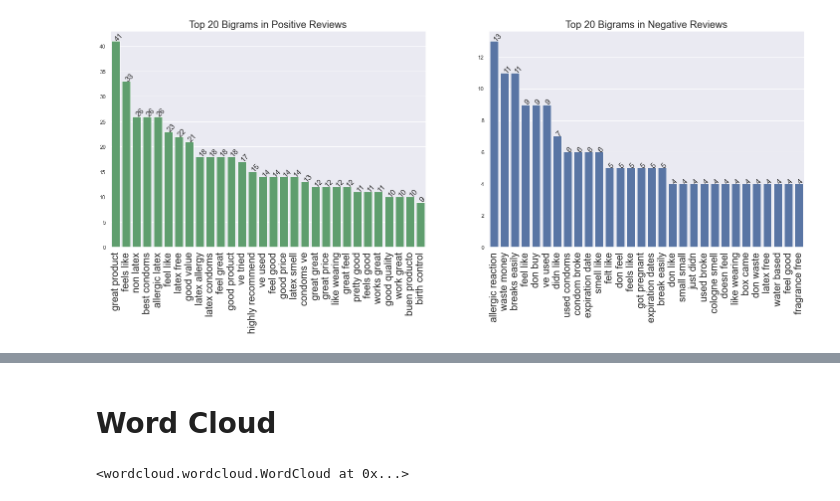
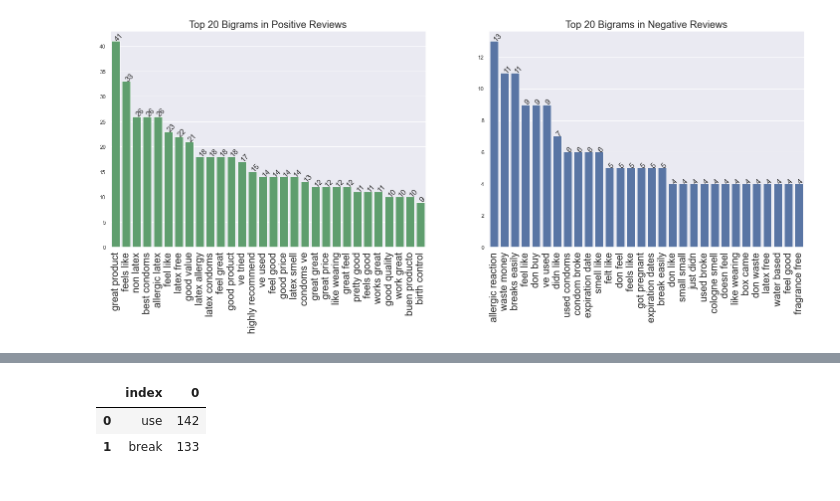
Before and after one commit to krc31182/Amazon-Reviews, a Jupyter notebook: Amazon_Reviews.ipynb, the cells around one changed output, grey strips where cells are left out. Cells and saved outputs as stored; diff of their text form; code cells hidden in the pictures.

```diff
--- a/Amazon_Reviews.ipynb
+++ b/Amazon_Reviews.ipynb
@@ -380,41 +364,6 @@ plt.show()
-# %% [markdown]
-# Word Cloud
-# %%
-good = 'goodreviews'
-
-corpus = []
-for item in good:
-    corpus.extend([word.lower() for word in nltk.word_tokenize(item)])
-
-corpus = [w for w in corpus if w not in stopwords.words('english')]
-
-corpus = [w for w in corpus if w.isalnum()]
-
-
-def get_wordnet_pos(word):
-    """Map POS tag to first character lemmatize() accepts"""
-    tag = nltk.pos_tag([word])[0][1][0].upper()
-    tag_dict = {"J": wordnet.ADJ,
-                "N": wordnet.NOUN,
-                "V": wordnet.VERB,
-                "R": wordnet.ADV}
-
-    return tag_dict.get(tag, wordnet.NOUN)
-
-
-corpus = [WordNetLemmatizer().lemmatize(w, get_wordnet_pos(w)) for w in corpus]
-
-
-unique_string = " ".join(corpus)
-
-wordcloud = WordCloud(width = 1000, height = 500).generate(unique_string)
-wordcloud.to_file("word_cloud.png")
-
-unique_string_v2 = " ".join(corpus)
-cloud_mask = np.array(Image.open("cloud.png"))
-wordcloud = WordCloud(width=1000, height=500, background_color="white",
-                      mask=cloud_mask, max_words=5000, contour_width=2, contour_color='black')
-wordcloud.generate(unique_string_v2)
-wordcloud.to_file("word_cloud_masked.png")
-# %% [output]
-<wordcloud.wordcloud.WordCloud at 0x...>
+# %%
+bad_reviews.head(2)
+# %% [output]
+|  | index | 0 |
+| 0 | use | 142 |
+| 1 | break | 133 |
```
Also changed, not shown: parts of 35 cells of this notebook, 8 other files.
